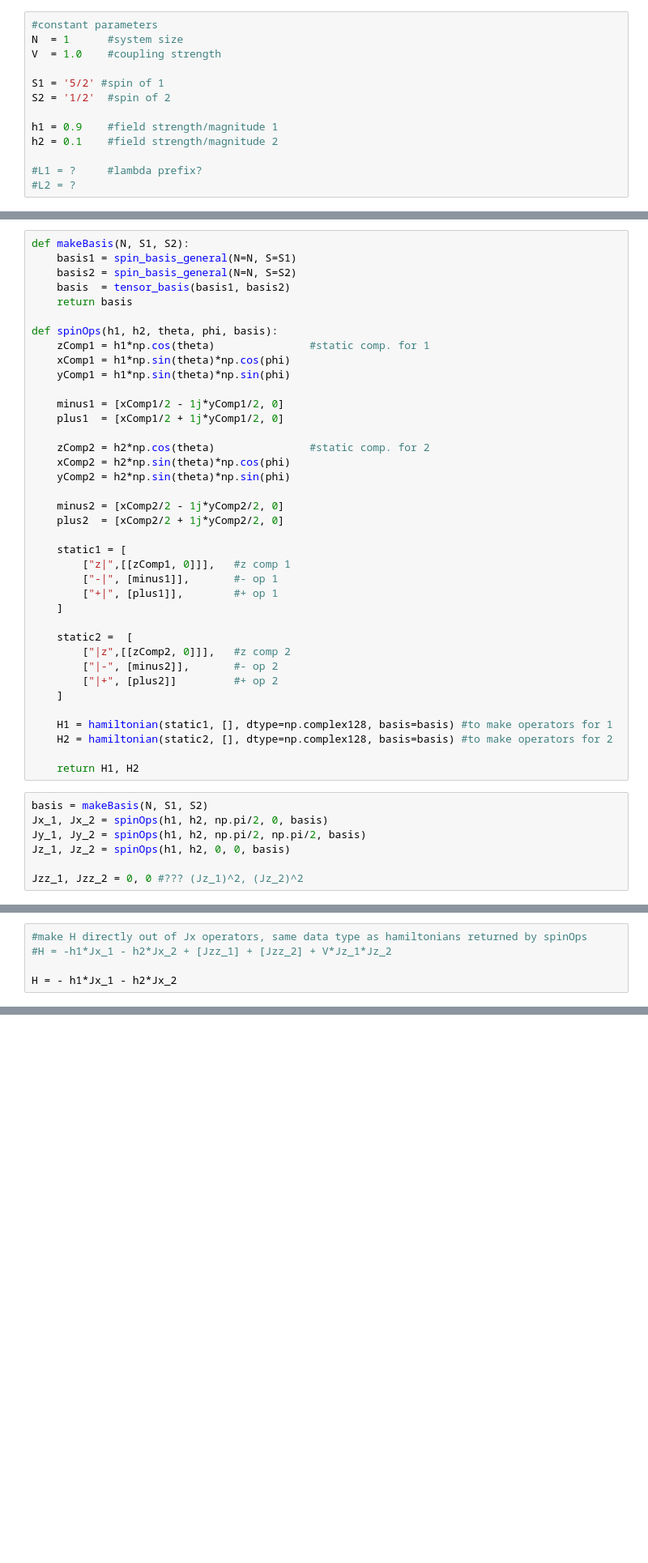
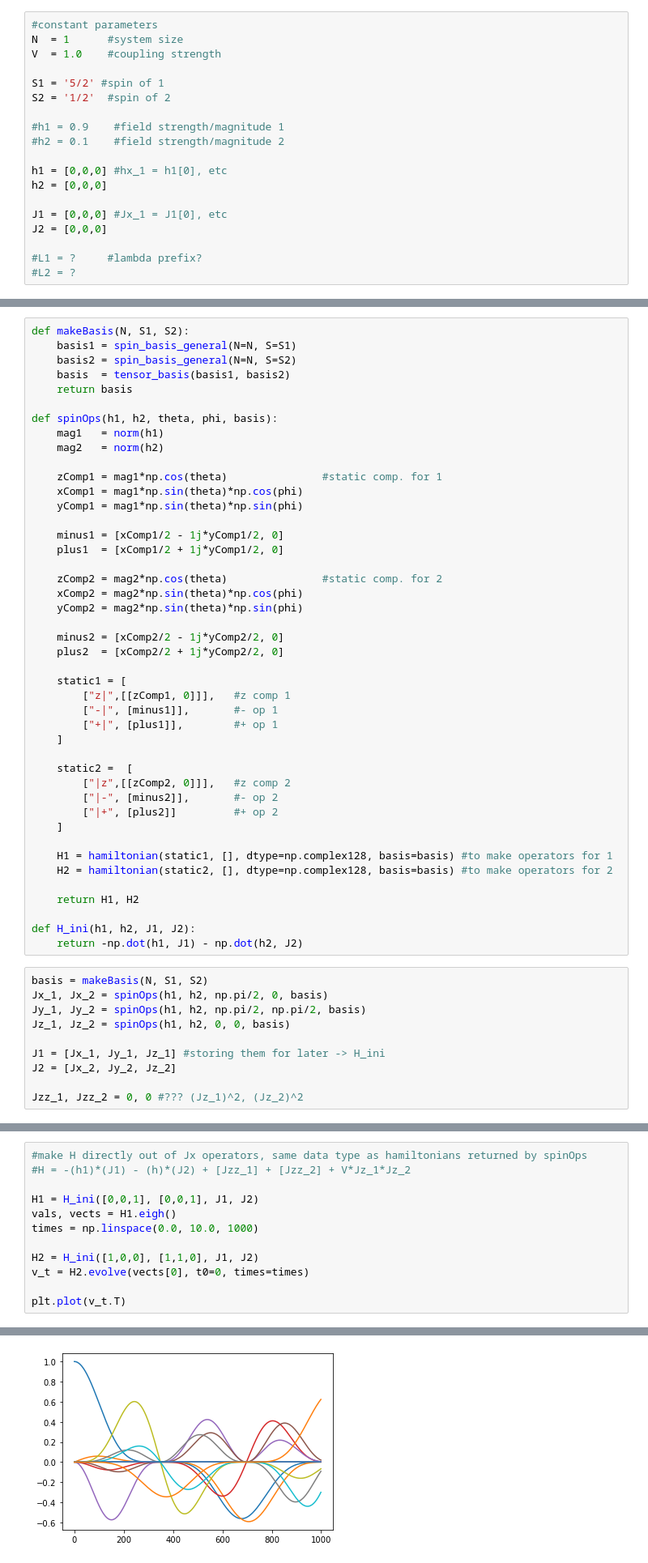
Before and after one commit to reylambert/quspinpractice, a Jupyter notebook: tentative 2 spin code.ipynb, the cells around one changed output, grey strips where cells are left out. Shown at 81% size. Drawn from its saved outputs; the diff is of its cells as text; blank space fills up the shorter version.

```diff
--- a/tentative 2 spin code.ipynb
+++ b/tentative 2 spin code.ipynb
@@ -12,8 +13,14 @@ V  = 1.0    #coupling strength
 S1 = '5/2' #spin of 1
 S2 = '1/2'  #spin of 2
 
-h1 = 0.9    #field strength/magnitude 1
-h2 = 0.1    #field strength/magnitude 2
+#h1 = 0.9    #field strength/magnitude 1
+#h2 = 0.1    #field strength/magnitude 2
+
+h1 = [0,0,0] #hx_1 = h1[0], etc
+h2 = [0,0,0]
+
+J1 = [0,0,0] #Jx_1 = J1[0], etc
+J2 = [0,0,0]
 
 #L1 = ?     #lambda prefix?
 #L2 = ?
@@ -35,16 +42,19 @@ def makeBasis(N, S1, S2):
     return basis
 
 def spinOps(h1, h2, theta, phi, basis):
-    zComp1 = h1*np.cos(theta)               #static comp. for 1
-    xComp1 = h1*np.sin(theta)*np.cos(phi)
-    yComp1 = h1*np.sin(theta)*np.sin(phi)
+    mag1   = norm(h1)
+    mag2   = norm(h2)
+
+    zComp1 = mag1*np.cos(theta)               #static comp. for 1
+    xComp1 = mag1*np.sin(theta)*np.cos(phi)
+    yComp1 = mag1*np.sin(theta)*np.sin(phi)
 
     minus1 = [xComp1/2 - 1j*yComp1/2, 0]
     plus1  = [xComp1/2 + 1j*yComp1/2, 0]
 
-    zComp2 = h2*np.cos(theta)               #static comp. for 2
-    xComp2 = h2*np.sin(theta)*np.cos(phi)
-    yComp2 = h2*np.sin(theta)*np.sin(phi)
+    zComp2 = mag2*np.cos(theta)               #static comp. for 2
+    xComp2 = mag2*np.sin(theta)*np.cos(phi)
+    yComp2 = mag2*np.sin(theta)*np.sin(phi)
 
     minus2 = [xComp2/2 - 1j*yComp2/2, 0]
     plus2  = [xComp2/2 + 1j*yComp2/2, 0]
@@ -65,12 +75,18 @@ def spinOps(h1, h2, theta, phi, basis):
     H2 = hamiltonian(static2, [], dtype=np.complex128, basis=basis) #to make operators for 2
 
     return H1, H2
+
+def H_ini(h1, h2, J1, J2):
+    return -np.dot(h1, J1) - np.dot(h2, J2)
 # %%
 basis = makeBasis(N, S1, S2)
 Jx_1, Jx_2 = spinOps(h1, h2, np.pi/2, 0, basis)
 Jy_1, Jy_2 = spinOps(h1, h2, np.pi/2, np.pi/2, basis)
 Jz_1, Jz_2 = spinOps(h1, h2, 0, 0, basis)
 
+J1 = [Jx_1, Jy_1, Jz_1] #storing them for later -> H_ini
+J2 = [Jx_2, Jy_2, Jz_2]
+
 Jzz_1, Jzz_2 = 0, 0 #??? (Jz_1)^2, (Jz_2)^2
 # %% [output]
 Hermiticity check passed!
@@ -82,5 +98,13 @@ Hermiticity check passed!
 # %%
 #make H directly out of Jx operators, same data type as hamiltonians returned by spinOps
-#H = -h1*Jx_1 - h2*Jx_2 + [Jzz_1] + [Jzz_2] + V*Jz_1*Jz_2
+#H = -(h1)*(J1) - (h)*(J2) + [Jzz_1] + [Jzz_2] + V*Jz_1*Jz_2
 
-H = - h1*Jx_1 - h2*Jx_2
+H1 = H_ini([0,0,1], [0,0,1], J1, J2)
+vals, vects = H1.eigh()
+times = np.linspace(0.0, 10.0, 1000)
+
+H2 = H_ini([1,0,0], [1,1,0], J1, J2)
+v_t = H2.evolve(vects[0], t0=0, times=times)
+
+plt.plot(v_t.T)
+# %% [output]
@@ -86,0 +123 @@ H = - h1*Jx_1 - h2*Jx_2
+[figure, added]
```
Also changed, not shown: parts of 7 cells of this notebook.
